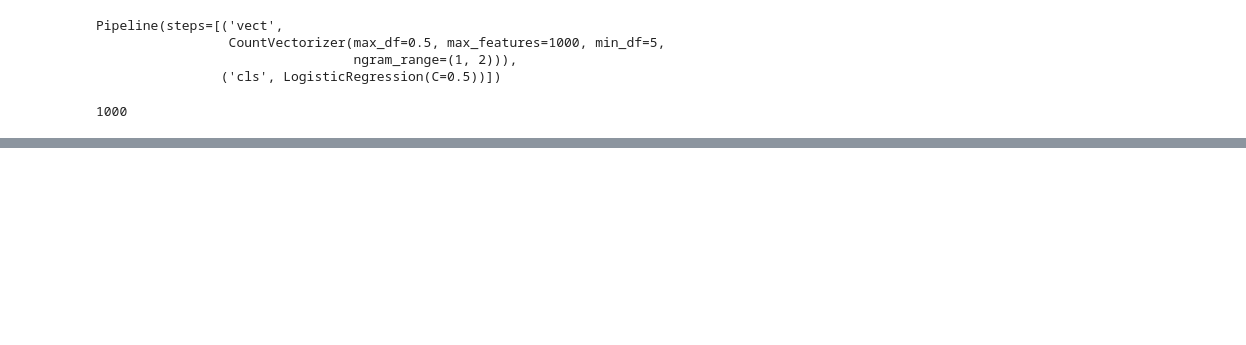
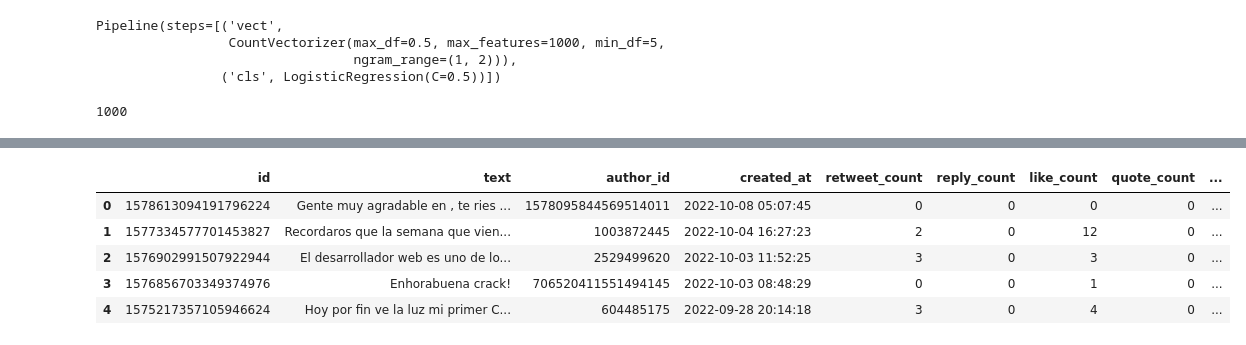
Before and after one commit to laurabarredaagusti/takehome, a Jupyter notebook: notebooks/predictions.ipynb, the cells around one changed output, grey strips where cells are left out. Saved outputs shown, nothing was run; the diff lists cells and outputs as text; code cells hidden in the pictures; blank space fills up the shorter version.

```diff
--- a/notebooks/predictions.ipynb
+++ b/notebooks/predictions.ipynb
@@ -36,3 +73,4 @@ model[1].n_features_in_
 predict_df = df_tweets['text']
 # %%
 predictions = model.predict(predict_df)
+predictions_prob = model.predict_proba(predict_df)
@@ -56,0 +77,15 @@ df_tweets
+# %%
+sentiment1 = [i[0] for i in predictions_prob]
+sentiment2 = [i[1] for i in predictions_prob]
+# %%
+df_tweets['sentiment'] = predictions
+df_tweets['sentiment1'] = sentiment1
+df_tweets['sentiment2'] = sentiment2
+df_tweets.head()
+# %% [output]
+|  | id | text | author_id | created_at | retweet_count | reply_count | like_count | quote_count | ... |
+| 0 | 1578613094191796224 | Gente muy agradable en , te ries ... | 1578095844569514011 | 2022-10-08 05:07:45 | 0 | 0 | 0 | 0 | ... |
+| 1 | 1577334577701453827 | Recordaros que la semana que vien... | 1003872445 | 2022-10-04 16:27:23 | 2 | 0 | 12 | 0 | ... |
+| 2 | 1576902991507922944 | El desarrollador web es uno de lo... | 2529499620 | 2022-10-03 11:52:25 | 3 | 0 | 3 | 0 | ... |
+| 3 | 1576856703349374976 | Enhorabuena crack! | 706520411551494145 | 2022-10-03 08:48:29 | 0 | 0 | 1 | 0 | ... |
+| 4 | 1575217357105946624 | Hoy por fin ve la luz mi primer C... | 604485175 | 2022-09-28 20:14:18 | 3 | 0 | 4 | 0 | ... |
```
Also changed, not shown: parts of 9 cells of this notebook, 1 other file.
